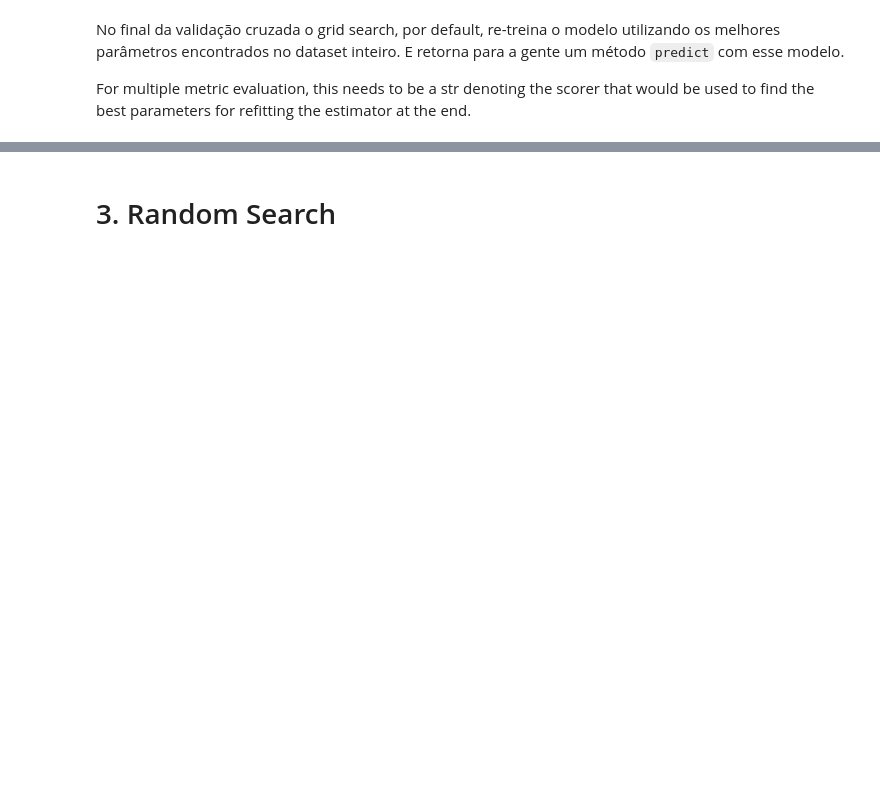
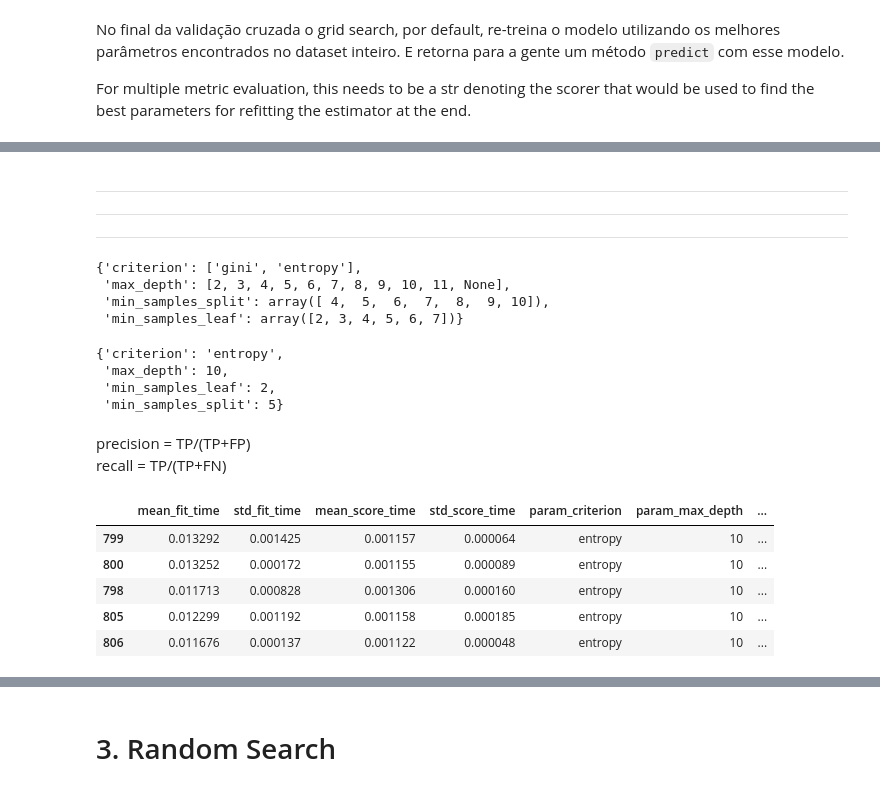
Before and after one commit to patriciacatandi/Lets_Code_DS_Degree_Alunos_ML, a Jupyter notebook: Módulo 9 - Machine Learning I/5_Otimização de Hiperparâmetros/Aula 5 - Otimização de Hiperparâmetros.ipynb, the cells around one changed output, grey strips where cells are left out. Cells and saved outputs as stored; diff of their text form; code cells hidden in the pictures; blank space fills up the shorter version.

```diff
--- a/Módulo 9 - Machine Learning I/5_Otimização de Hiperparâmetros/Aula 5 - Otimização de Hiperparâmetros.ipynb
+++ b/Módulo 9 - Machine Learning I/5_Otimização de Hiperparâmetros/Aula 5 - Otimização de Hiperparâmetros.ipynb
@@ -205,0 +419,30 @@ print(f" Acurácia teste: {100*accuracy_score(y_test, y_pred_grid):0.1f}")
+# %% [markdown]
+_________________
+__________________
+____________________
+# %%
+params_grid
+# %% [output]
+{'criterion': ['gini', 'entropy'],
+ 'max_depth': [2, 3, 4, 5, 6, 7, 8, 9, 10, 11, None],
+ 'min_samples_split': array([ 4,  5,  6,  7,  8,  9, 10]),
+ 'min_samples_leaf': array([2, 3, 4, 5, 6, 7])}
+# %%
+grid_search.best_params_
+# %% [output]
+{'criterion': 'entropy',
+ 'max_depth': 10,
+ 'min_samples_leaf': 2,
+ 'min_samples_split': 5}
+# %% [markdown]
+precision = TP/(TP+FP) <br>
+recall = TP/(TP+FN)
+# %%
+df.sort_values("rank_test_score", ascending=True).head()
+# %% [output]
+|  | mean_fit_time | std_fit_time | mean_score_time | std_score_time | param_criterion | param_max_depth | ... |
+| 799 | 0.013292 | 0.001425 | 0.001157 | 0.000064 | entropy | 10 | ... |
+| 800 | 0.013252 | 0.000172 | 0.001155 | 0.000089 | entropy | 10 | ... |
+| 798 | 0.011713 | 0.000828 | 0.001306 | 0.000160 | entropy | 10 | ... |
+| 805 | 0.012299 | 0.001192 | 0.001158 | 0.000185 | entropy | 10 | ... |
+| 806 | 0.011676 | 0.000137 | 0.001122 | 0.000048 | entropy | 10 | ... |
```
Also changed, not shown: parts of 50 cells of this notebook.
